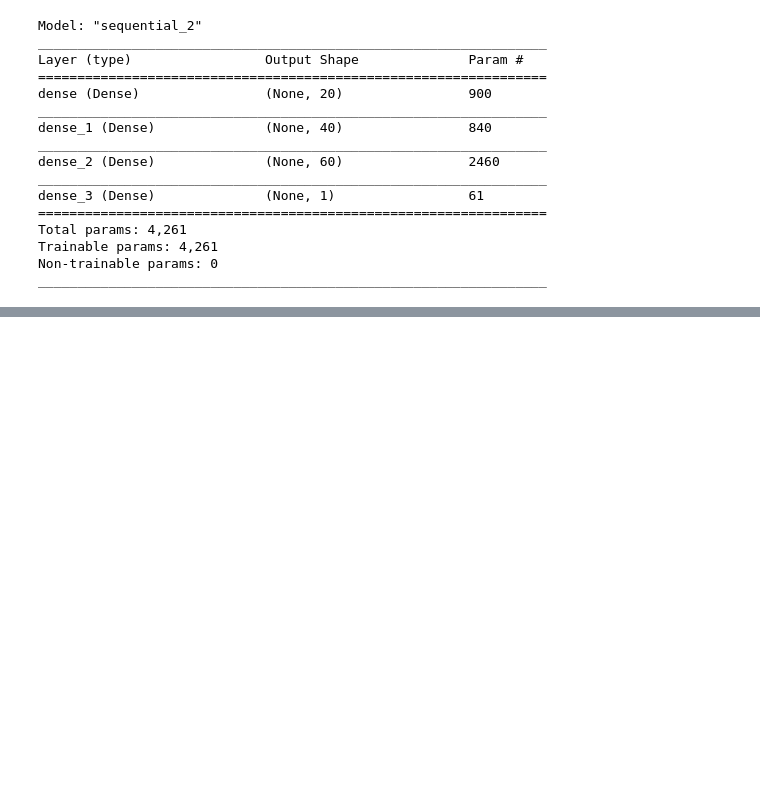
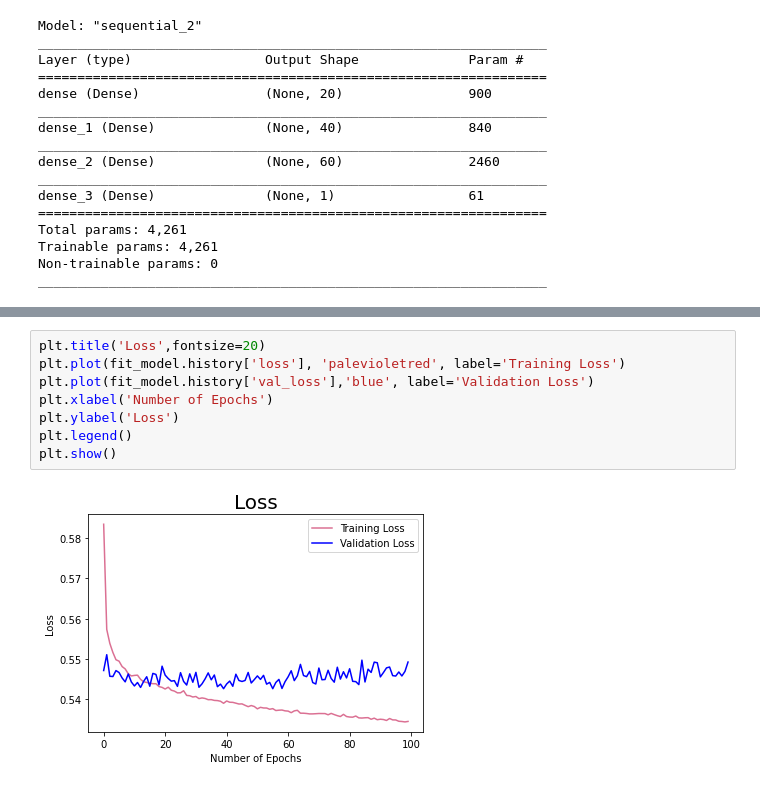
Before and after one commit to susanquiros/Charity-Funding-Predictor--Deep-Learning-, a Jupyter notebook: Starter_Code.ipynb, the cells around one changed output, grey strips where cells are left out. Saved outputs shown, nothing was run; the diff lists cells and outputs as text; blank space fills up the shorter version.

```diff
--- a/Starter_Code.ipynb
+++ b/Starter_Code.ipynb
@@ -317,0 +324,10 @@ Loss: 0.557812534073699, Accuracy: 0.7262973785400391
+# %%
+plt.title('Loss',fontsize=20)
+plt.plot(fit_model.history['loss'], 'palevioletred', label='Training Loss')
+plt.plot(fit_model.history['val_loss'],'blue', label='Validation Loss')
+plt.xlabel('Number of Epochs')
+plt.ylabel('Loss')
+plt.legend()
+plt.show()
+# %% [output]
+[figure, added]
```
Also changed, not shown: parts of 9 cells of this notebook.
